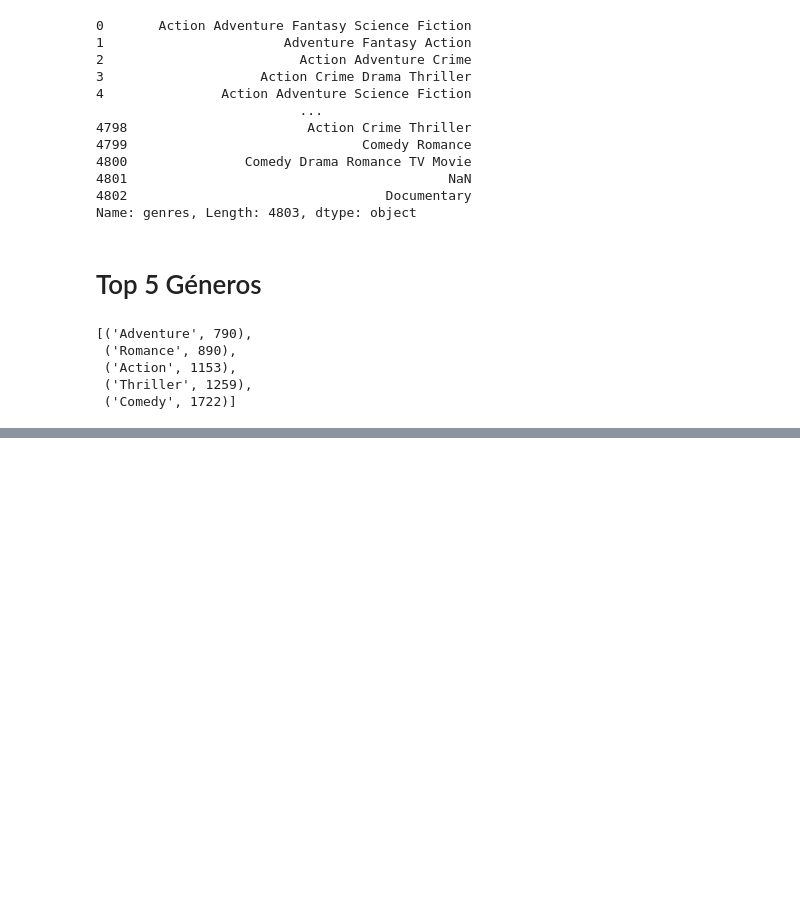
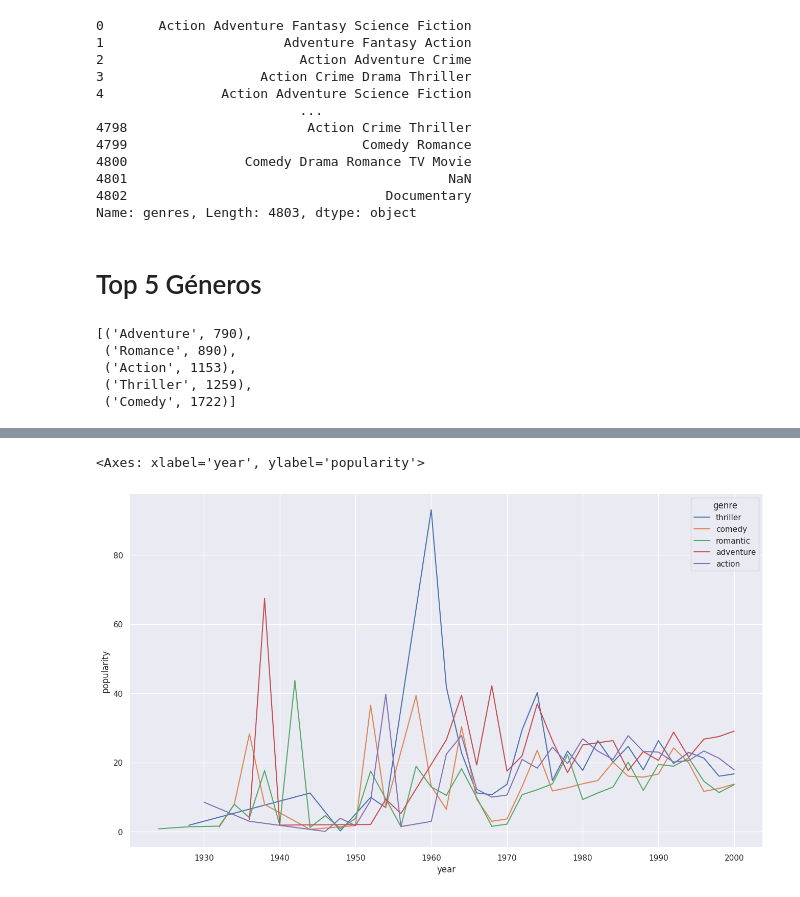
Before and after one commit to cristobalstrange/ProyectoInfoVis, a Jupyter notebook: data_cleaner.ipynb, the cells around one changed output, grey strips where cells are left out. Cells and saved outputs as stored; diff of their text form; code cells hidden in the pictures; blank space fills up the shorter version.

```diff
--- a/data_cleaner.ipynb
+++ b/data_cleaner.ipynb
@@ -135,0 +145,9 @@ a[-6:-1]
+# %%
+df = pd.read_csv("data/movie_dataset.csv")
+df = df[["genres","original_title","popularity","release_date"]]
+df = df.dropna()
+
+df["year"] = df.apply(lambda x : str(x["release_date"]).split("-")[0], axis=1)
+print("max:",df["year"].max(), "min:",df["year"].min())
+df["year"] = df.apply(encontrar_decada, axis=1)
+df.head()
@@ -135,0 +162,7 @@ a[-6:-1]
+# %%
+df["action"] = df.apply(lambda x:"Action" in str(x["genres"]).split(" "), axis=1)
+df["adventure"] = df.apply(lambda x:"Adventure" in str(x["genres"]).split(" "), axis=1)
+df["romance"] = df.apply(lambda x:"Romance" in str(x["genres"]).split(" "), axis=1)
+df["comedy"] = df.apply(lambda x:"Comedy" in str(x["genres"]).split(" "), axis=1)
+df["thriller"] = df.apply(lambda x:"Thriller" in str(x["genres"]).split(" "), axis=1)
+df.head()
@@ -135,0 +176,21 @@ a[-6:-1]
+# %%
+means_action = df[df.action].groupby("year")["popularity"].mean()
+means_action = pd.DataFrame(means_action)
+means_action["genre"] = ["action" for i in range(len(means_action))]
+
+means_adv = df[df.adventure].groupby("year")["popularity"].mean()
+means_adv = pd.DataFrame(means_adv)
+means_adv["genre"] = ["adventure" for i in range(len(means_adv))]
+
+means_rom = df[df.romance].groupby("year")["popularity"].mean()
+means_rom = pd.DataFrame(means_rom)
+means_rom["genre"] = ["romantic" for i in range(len(means_rom))]
+
+means_comedy = df[df.comedy].groupby("year")["popularity"].mean()
+means_comedy = pd.DataFrame(means_comedy)
+means_comedy["genre"] = ["comedy" for i in range(len(means_comedy))]
+
+means_thriller = df[df.thriller].groupby("year")["popularity"].mean()
+means_thriller = pd.DataFrame(means_thriller)
+means_thriller["genre"] = ["thriller" for i in range(len(means_thriller))]
+means_thriller.head()
@@ -135,0 +205,3 @@ a[-6:-1]
+# %%
+means = pd.concat([means_thriller,means_comedy,means_rom,means_adv,means_action])
+means.head()
@@ -135,0 +235,6 @@ a[-6:-1]
+# %%
+sns.set_theme(rc={'figure.figsize':(16,9)})
+sns.lineplot(means[means.index<= 2000],y="popularity",x="year",hue="genre")
+# %% [output]
+<Axes: xlabel='year', ylabel='popularity'>
+[figure, added]
```
Also changed, not shown: parts of 11 cells of this notebook.
